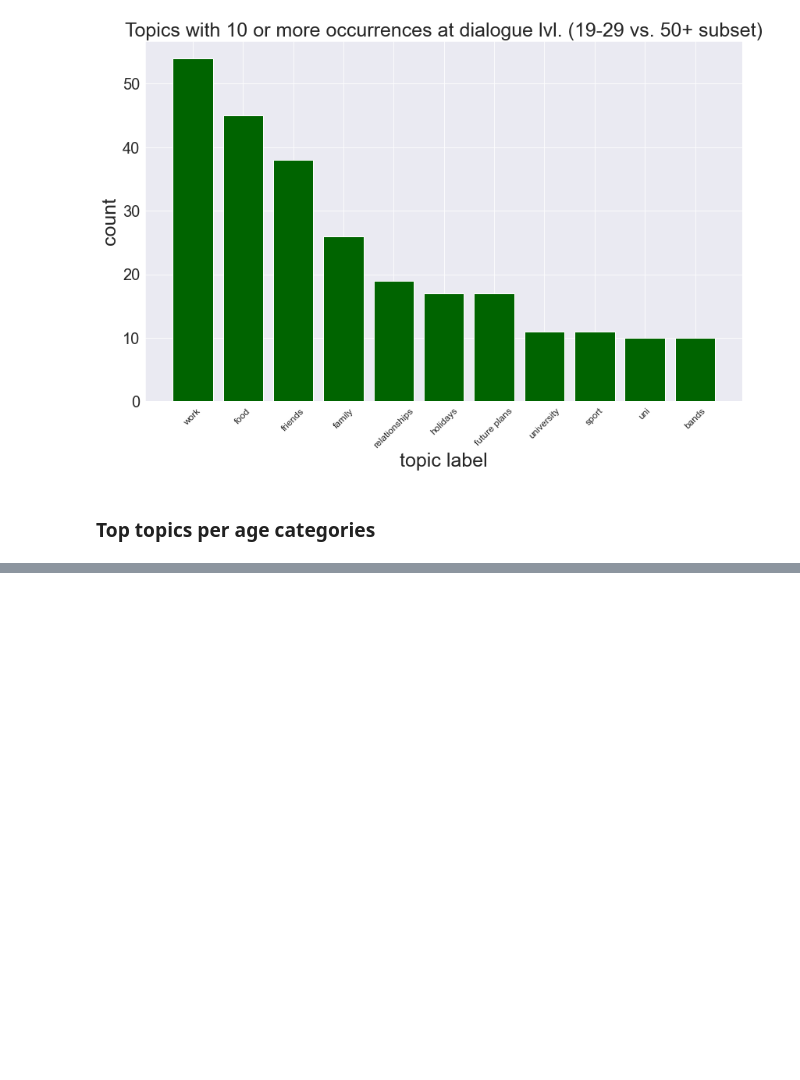
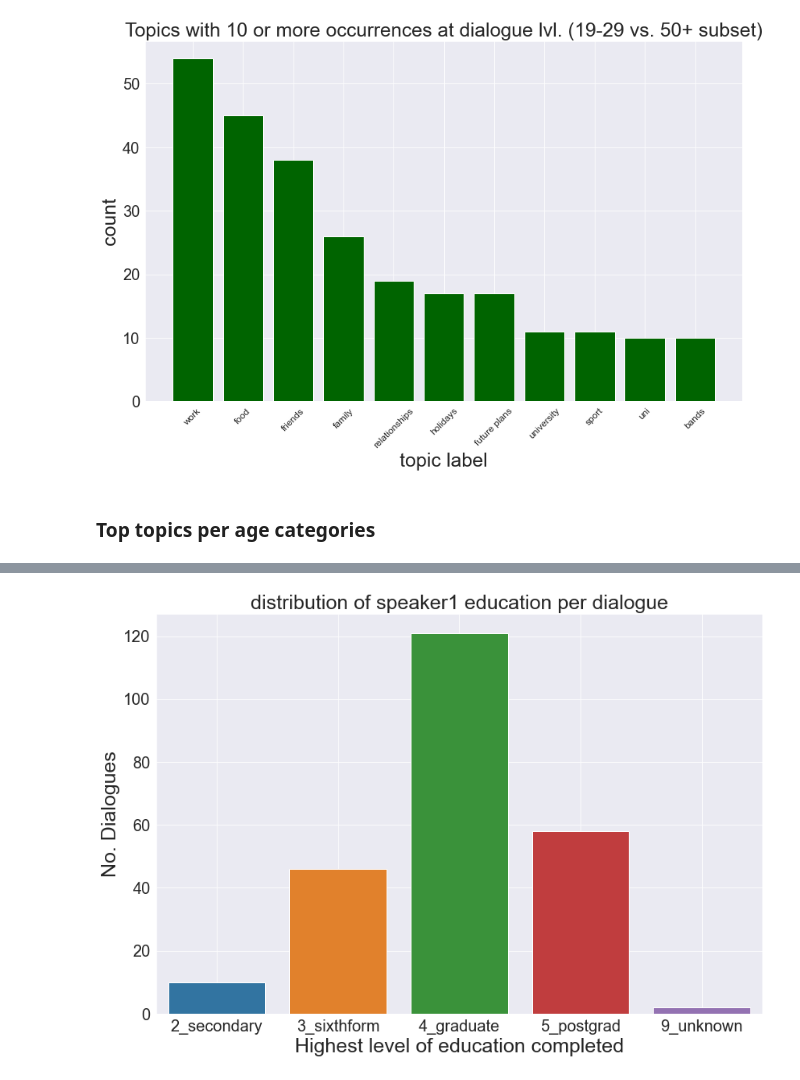
Before and after one commit to lennertjansen/msc-ai-thesis, a Jupyter notebook: data_preprocessing/BNC/bnc_explore.ipynb, the cells around one changed output, grey strips where cells are left out. Saved outputs shown, nothing was run; the diff lists cells and outputs as text; code cells hidden in the pictures; blank space fills up the shorter version.

```diff
--- a/data_preprocessing/BNC/bnc_explore.ipynb
+++ b/data_preprocessing/BNC/bnc_explore.ipynb
@@ -744,0 +894,16 @@ plt.show()
+# %%
+fig, ax = plt.subplots(figsize=PLOT_DIMS)
+sns.countplot(data=data_alt1, x='speaker1_educ', order = educ_order)
+# def plot_hist(data, x, hue, title, xlabel, ylabel, file_name,kde=False, save=True):
+ax.set_title("distribution of speaker1 education per dialogue", size=LABEL_SIZE)
+ax.set_xlabel("Highest level of education completed", size=LABEL_SIZE)
+ax.set_ylabel("No. Dialogues", size=LABEL_SIZE)
+# ax.legend(loc='upper right')
+plt.setp(ax.get_xticklabels(), fontsize=TICK_SIZE)
+plt.setp(ax.get_yticklabels(), fontsize=TICK_SIZE)
+plt.grid(True)
+plt.tight_layout()
+plt.savefig('../../figures/bnc/bnc_alt1_dist_speaker1_educ.png')
+plt.show()
+# %% [output]
+[figure, added]
```
Also changed, not shown: parts of 20 cells of this notebook.
